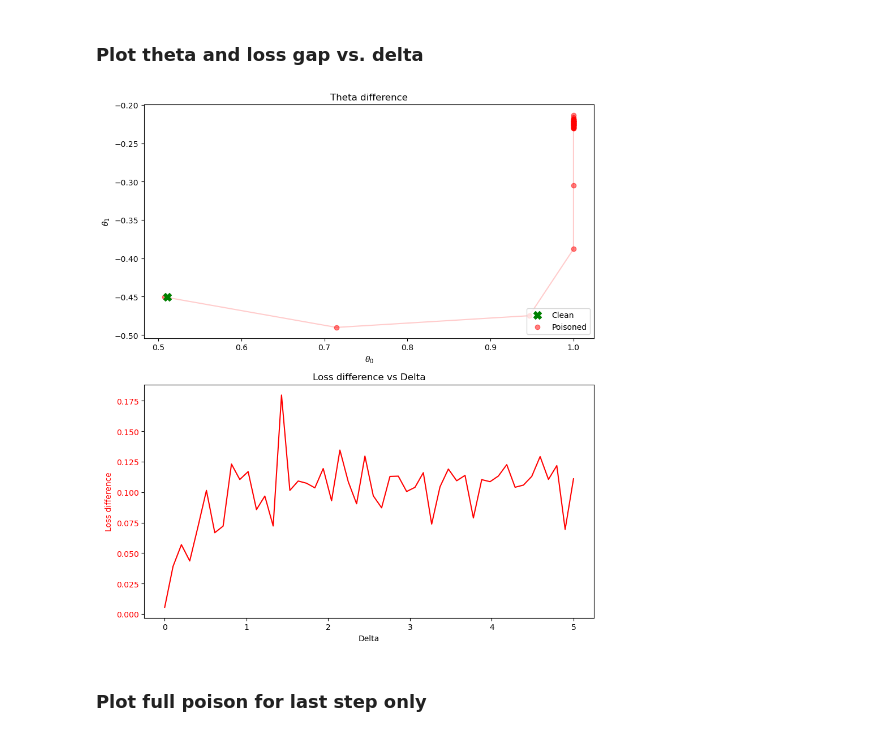
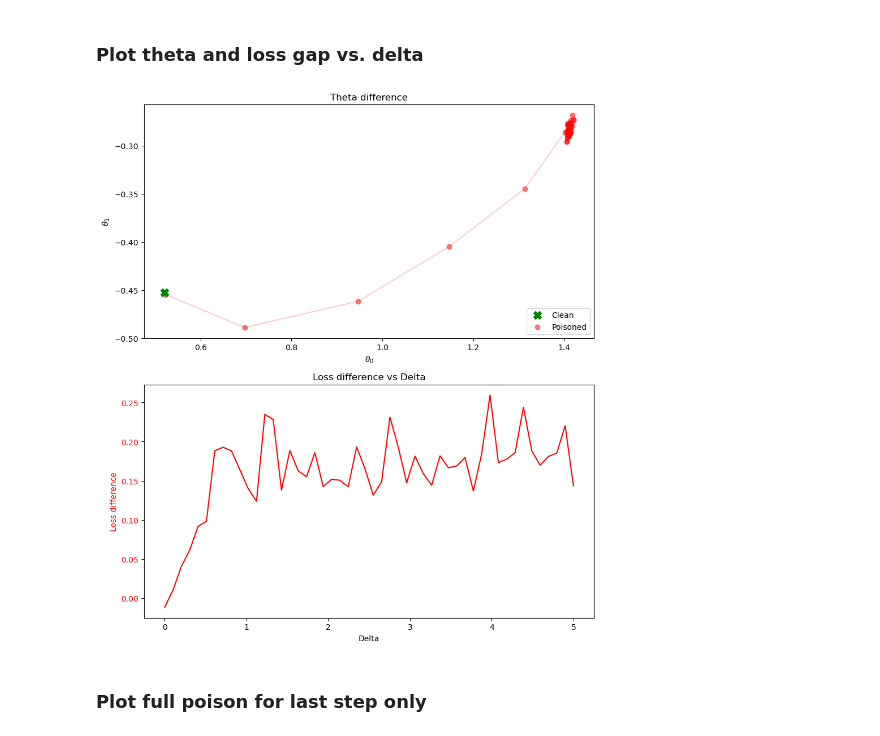
Before and after one commit to tetsnaga/poison-perf, a Jupyter notebook: poisoning/white_box_poison.ipynb, the cells around one changed output. Saved outputs shown, nothing was run; the diff lists cells and outputs as text; code cells hidden in the pictures.

```diff
--- a/poisoning/white_box_poison.ipynb
+++ b/poisoning/white_box_poison.ipynb
@@ -502,11 +511,12 @@ epsilon = 0.5
 poison_step_size = 0.05
 poison_steps = 10
 
+num_avg = 1
+
 theta_clean, _, all_losses_clean = RGD(
                 D_theta=D_theta,
                 loss=loss,
                 theta_0=theta_0.clone(),
-                proj_theta=proj_theta,
                 n=n,
                 eta=eta,
                 max_iter=max_iter,
@@ -518,53 +528,63 @@ loss_clean = all_losses_clean[-1]
 
 losses_poisoned, theta_poisoned = [], []
 for delta in delta_vals:
-    _theta_poisoned, _, all_losses_poisoned , _ = RGD_audit(
-                D_theta=D_theta,
-                loss=loss,
-                theta_0=theta_0.clone(),
-                proj_theta=proj_theta,
-                n=n,
-                eta=eta,
-                max_iter=max_iter,
-                poison_function=white_box_poison_function,
-                theta_update_estimator=RGD_update_estimator,
-                poison_steps=int(float(delta)//poison_step_size) + 1,
-                poison_step_size=poison_step_size,
-                epsilon=epsilon,
-                delta=delta,
-                last_step_only=False
-    )
+    _losses = []
+    _thetas = []
+    for _ in range(num_avg):
+        _theta_poisoned, _, all_losses_poisoned , _ = RGD_audit(
+                    D_theta=D_theta,
+                    loss=loss,
+                    theta_0=theta_0.clone(),
+                    n=n,
+                    eta=eta,
+                    max_iter=max_iter,
+                    poison_function=white_box_poison_function,
+                    theta_update_estimator=RGD_update_estimator,
+                    poison_steps=int(float(delta)//poison_step_size) + 1,
+                    poison_step_size=poison_step_size,
+                    epsilon=epsilon,
+                    delta=delta,
+                    last_step_only=False
+        )
 
-    losses_poisoned.append(all_losses_poisoned[-1])
-    theta_poisoned.append(_theta_poisoned)
+        _losses.append(all_losses_poisoned[-1])
+        _thetas.append(_theta_poisoned.numpy())
+
+    losses_poisoned.append(_losses[0])
+    theta_poisoned.append(_thetas[0])
 
 losses_poisoned = np.array(losses_poisoned)
 theta_poisoned = np.array(theta_poisoned)
 
 # Create two subplots: top = theta gap, bottom = loss gap
 fig, (ax_theta, ax_loss) = plt.subplots(2, 1, figsize=(9, 10), sharex=False)
 
 ax_theta.scatter(theta_clean[0], theta_clean[1], color='green', label='Clean', marker='X', s=100, zorder=5)
 ax_theta.scatter(theta_poisoned[:,0], theta_poisoned[:,1], color='red', label='Poisoned', marker='o', alpha=0.5)
 ax_theta.plot(theta_poisoned[:,0], theta_poisoned[:,1], color='red', alpha=0.2)
 ax_theta.set_ylabel(r'$\theta_1$', color='k')
 ax_theta.set_xlabel(r'$\theta_0$', color='k')
 ax_theta.set_title('Theta difference')
 
 # Combined legend for theta subplot
 ax_theta.legend(loc='lower right')
 
 # Loss subplot (left axis: loss gap, right axis: convergence)
 ln_loss = ax_loss.plot(delta_vals, losses_poisoned - loss_clean, color='red', label='Loss difference')
 ax_loss.set_xlabel('Delta')
 ax_loss.set_ylabel('Loss difference', color='red')
 ax_loss.tick_params(axis='y', labelcolor='red')
 ax_loss.set_title('Loss difference vs Delta')
 
 plt.tight_layout()
 plt.show()
+
+import pickle
+pickle.dump({"loss_diff":losses_poisoned - loss_clean,
+             "theta_diff": np.linalg.norm(theta_poisoned - theta_clean.numpy(), axis=1),
+             "delta_vals":delta_vals}, open("../../exports/classification-RGD/white_box_poison_rgd_delta_sweep.pkl", "wb"))
 # %% [output]
-[figure, old version]
+[figure, new version]
 # %% [markdown]
 ### Plot full poison for last step only
 # %%
```
Also changed, not shown: parts of 10 cells of this notebook, 2 other files.
